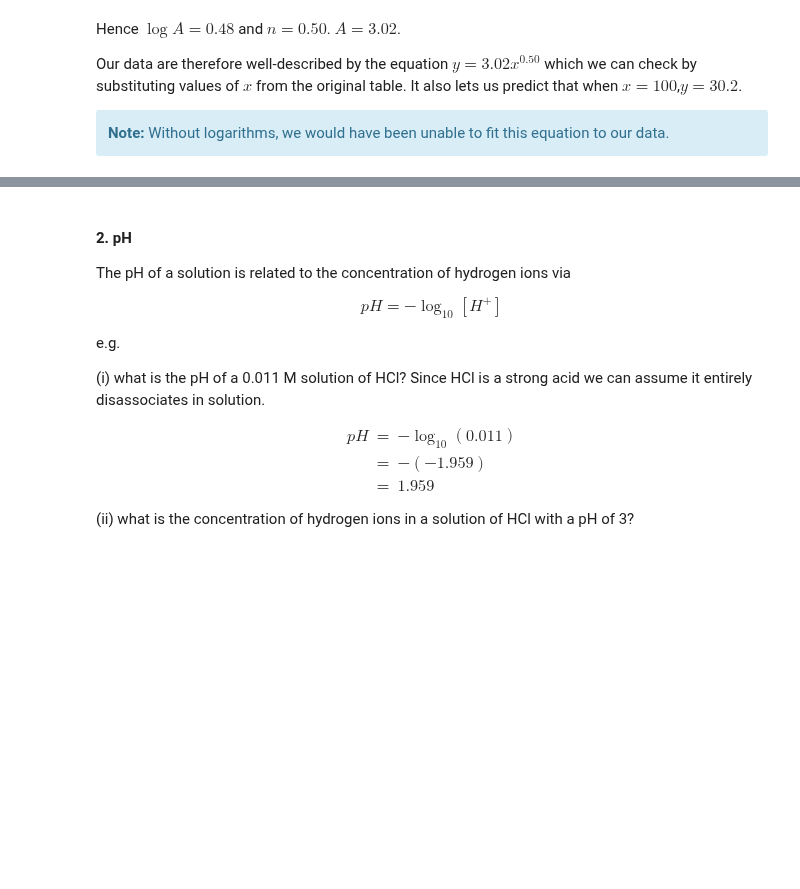
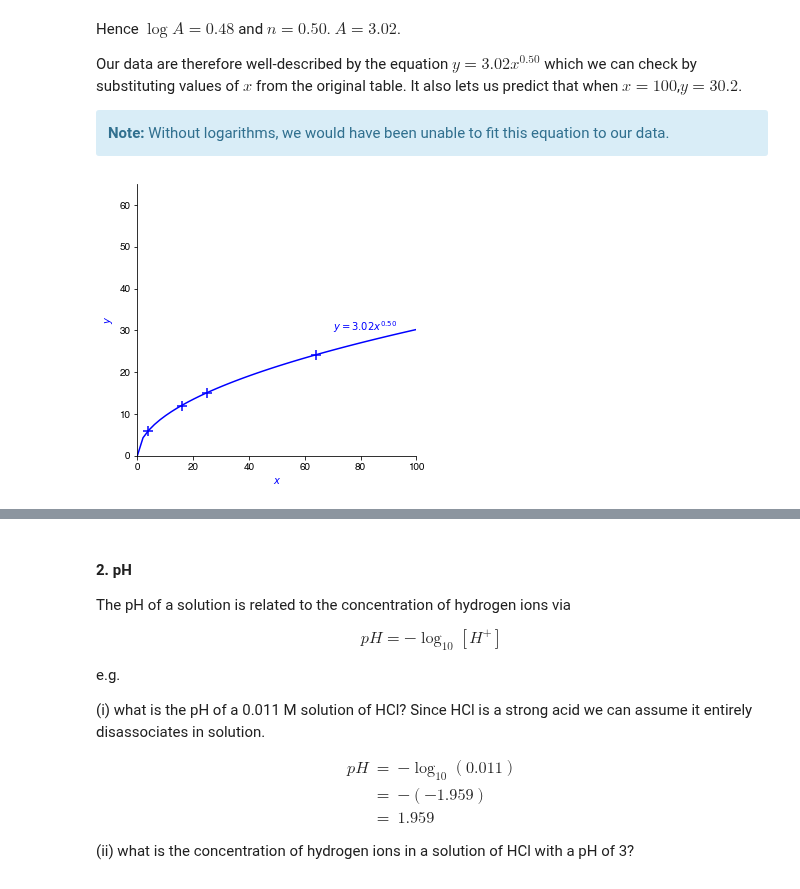
Before and after one commit to philipwfowler/quantitative_biochemistry, a Jupyter notebook: lectures/L2.ipynb, the cells around one changed output, grey strips where cells are left out. Cells and saved outputs as stored; diff of their text form; code cells hidden in the pictures; blank space fills up the shorter version.

```diff
--- a/lectures/L2.ipynb
+++ b/lectures/L2.ipynb
@@ -806,3 +802,31 @@ Our data are therefore well-described by the equation $y= 3.02 x^{0.50}$ which w
 
 <div class="alert alert-block alert-info">
 <b>Note:</b> Without logarithms, we would have been unable to fit this equation to our data.</div>
+# %%
+x = numpy.array([4,16,25,64])
+y = numpy.array([6,12,15,24])
+
+# plt.xkcd()
+fig,axis=plt.subplots(figsize=(5,5))
+axis.set_xlim([0,100])
+axis.set_xticks(range(0,110,20))
+axis.set_xlabel('$x$',color='blue')
+axis.set_ylim([0,65])
+axis.set_yticks([0,10,20,30,40,50,60])
+axis.set_ylabel('$y$',color='blue')
+axis.spines['left'].set_position('zero')
+axis.spines['right'].set_color('none')
+axis.spines['bottom'].set_position('zero')
+axis.spines['top'].set_color('none')
+
+axis.scatter(x, y,s=120,color='blue',marker='+')
+X = numpy.linspace(0, 100, 50)
+Y=3.02*numpy.power(X,0.50)
+axis.plot(X,Y,'b-')
+axis.annotate('$y = 3.02x^{0.50}$',xy=(70,30),c='b')
+
+plt.show()
+
+code_toggle()
+# %% [output]
+[figure, added]
```
Also changed, not shown: parts of 8 cells of this notebook, 1 other file.
